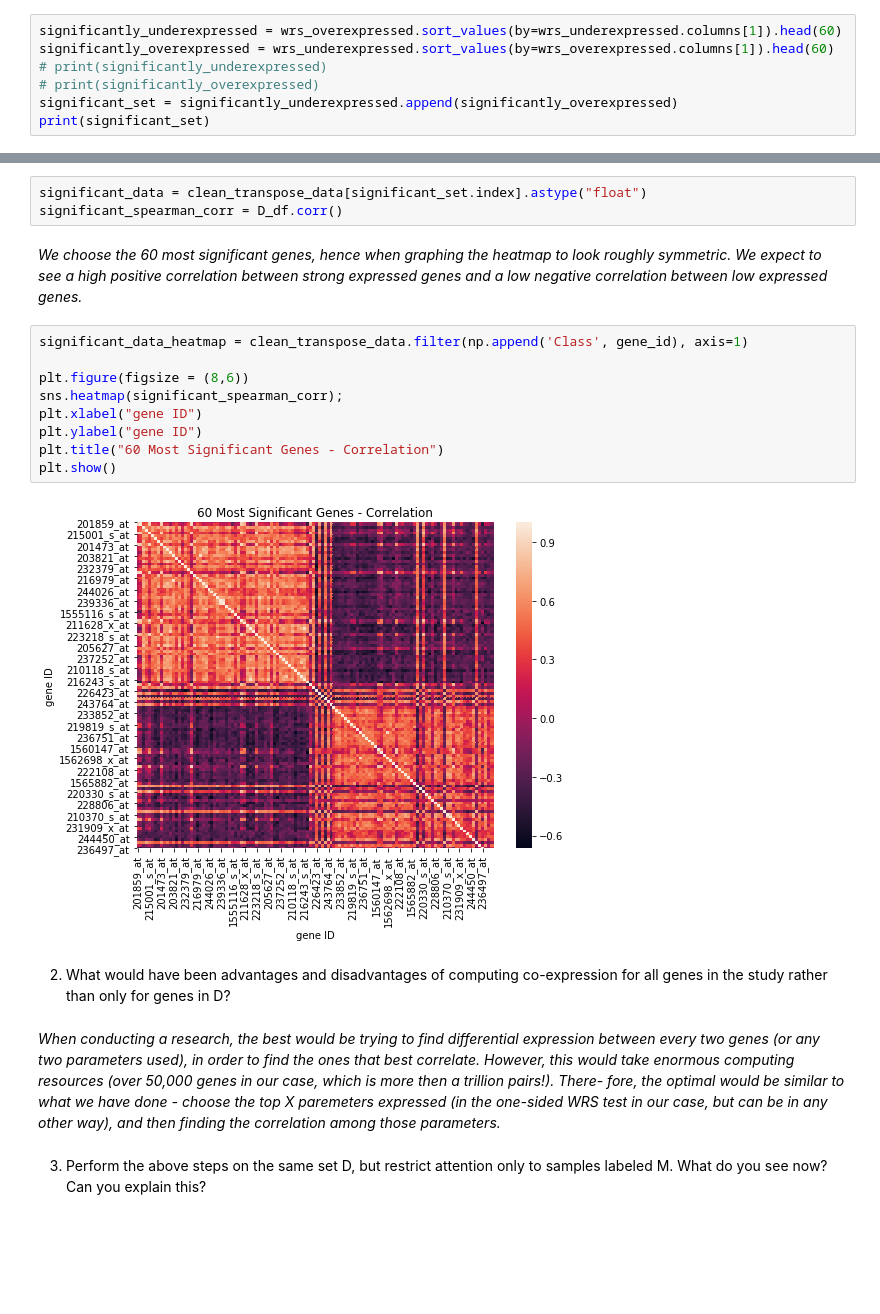
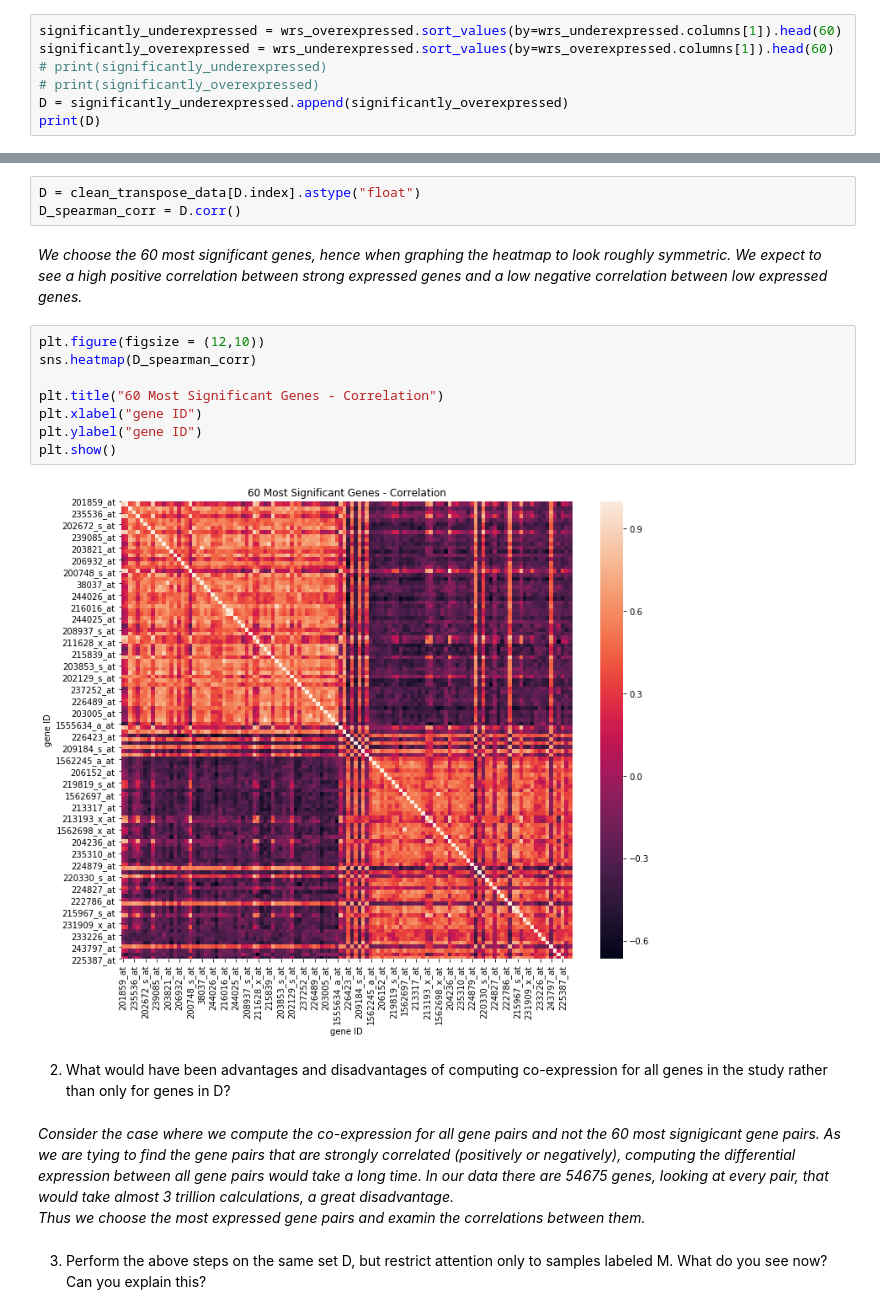
Before and after one commit to mayakerem/StatisticsDataAnalysis, a Jupyter notebook: HW4/204818181_329827190.ipynb, the cells around one changed output, grey strips where cells are left out. Saved outputs shown, nothing was run; the diff lists cells and outputs as text; blank space fills up the shorter version.

```diff
--- a/HW4/204818181_329827190.ipynb
+++ b/HW4/204818181_329827190.ipynb
@@ -248,8 +247,8 @@ significantly_underexpressed = wrs_overexpressed.sort_values(by=wrs_underexpress
 significantly_overexpressed = wrs_underexpressed.sort_values(by=wrs_overexpressed.columns[1]).head(60)
 # print(significantly_underexpressed)
 # print(significantly_overexpressed)
-significant_set = significantly_underexpressed.append(significantly_overexpressed)
-print(significant_set)
+D = significantly_underexpressed.append(significantly_overexpressed)
+print(D)
 # %% [output]
                     0             1
 0
@@ -271,23 +270,23 @@ gene_id = list(significant_set.index.values)
 # %%
-significant_data = clean_transpose_data[significant_set.index].astype("float")
-significant_spearman_corr = D_df.corr()
+D = clean_transpose_data[D.index].astype("float")
+D_spearman_corr = D.corr()
 # %% [markdown]
 _We choose the 60 most significant genes, hence when graphing the heatmap to look roughly symmetric.
 We expect to see a high positive correlation between strong expressed genes and a low negative correlation between low expressed genes._
 # %%
-significant_data_heatmap = clean_transpose_data.filter(np.append('Class', gene_id), axis=1)
+plt.figure(figsize = (12,10))
+sns.heatmap(D_spearman_corr)
 
-plt.figure(figsize = (8,6))
-sns.heatmap(significant_spearman_corr);
+plt.title("60 Most Significant Genes - Correlation")
 plt.xlabel("gene ID")
 plt.ylabel("gene ID")
-plt.title("60 Most Significant Genes - Correlation")
 plt.show()
 # %% [output]
-[figure, old version]
+[figure, new version]
 # %% [markdown]
 2)	What would have been advantages and disadvantages of computing co-expression for all genes in the study rather than only for genes in D?
-# %% [markdown]
-_When conducting a research, the best would be trying to find differential expression between every two genes (or any two parameters used), in order to find the ones that best correlate. However, this would take enormous computing resources (over 50,000 genes in our case, which is more then a trillion pairs!). There- fore, the optimal would be similar to what we have done - choose the top X paremeters expressed (in the one-sided WRS test in our case, but can be in any other way), and then finding the correlation among those parameters._
+# %% [markdown]
+_Consider the case where we compute the co-expression for all gene pairs and not the 60 most signigicant gene pairs. As we are tying to find the gene pairs that are strongly correlated (positively or negatively), computing the differential expression between all gene pairs would take a long time. In our data there are 54675 genes, looking at every pair, that would take almost 3 trillion calculations, a great disadvantage.
+Thus we choose the most expressed gene pairs and examin the correlations between them._
 # %% [markdown]
 3)	Perform the above steps on the same set D, but restrict attention only to samples labeled M. What do you see now? Can you explain this?
```
Also changed, not shown: parts of 5 cells of this notebook.
